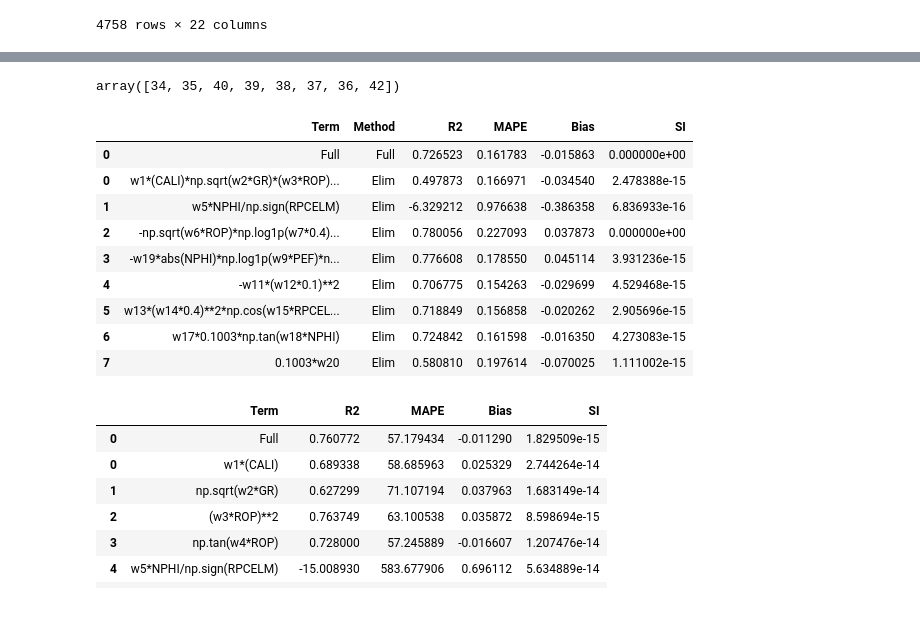
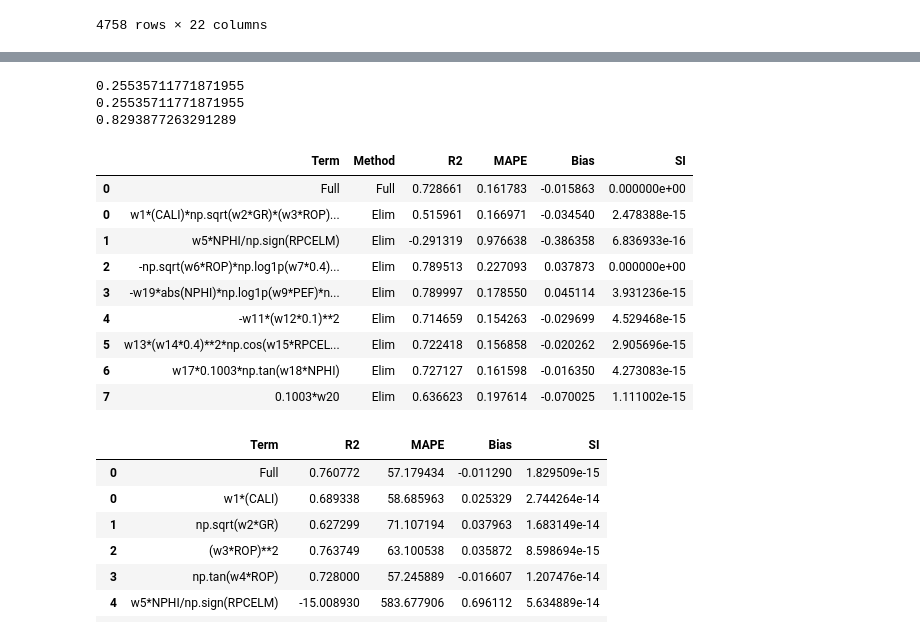
Before and after one commit to yohanesnuwara/MLGeo, a Jupyter notebook: Sonic_IEEE_Sensitivity_Analysis.ipynb, the cells around one changed output, grey strips where cells are left out. Drawn from its saved outputs; the diff is of its cells as text; code cells hidden in the pictures.

```diff
--- a/Sonic_IEEE_Sensitivity_Analysis.ipynb
+++ b/Sonic_IEEE_Sensitivity_Analysis.ipynb
@@ -21,6 +21,15 @@ def SI_score(y_actual, y_pred):
   s2 = y_actual.sum() / len(y_actual)
   si = np.sqrt(s1 / s2)
   return si
+
+def MAPE(y_actual, y_pred):
+  diff = abs((y_pred - y_actual) / y_actual)
+  sum = np.sum(diff)
+  mape = sum / len(y_actual)
+  return mape
+
+def R2_score(y_actual, y_pred):
+  return 1 - (np.sum((y_actual - y_pred)**2) / np.sum((y_actual - y_pred.mean())**2))
 # %% [markdown]
 ## DT Sensitivity ANalysis
 # %%
@@ -47,0 +64,10 @@ DT_df
+# %%
+# Read full dataset
+colname = ['CALI', 'DRHO', 'GR', 'NPHI', 'PEF', 'RACEHM', 'RACELM', 'RHOB', 'ROP',
+       'RPCEHM', 'RPCELM', 'RT', 's']
+DT_df = pd.read_csv('/content/YOHAN_DT.csv', delimiter=';', names=colname)
+
+# Eliminate NaNs
+DT_df = DT_df.dropna().reset_index(drop=True)
+
+DT_df
@@ -77,19 +153,27 @@ def DT_extended_elimination(df1_transf, term=[1,1,1,1,1,1,1,1]):
+# %%
+DT_ext = DT_extended(DT_df)
+
+print(mean_absolute_percentage_error(DT_df['s'], DT_ext)) # skelarn
+print(MAPE(DT_df['s'], DT_ext))
+print(R2_score(DT_df['s'], DT_ext))
+# %% [output]
+0.25535711771871955
+0.25535711771871955
+0.8293877263291289
 # %%
-f=np.full(4,1)
+# f=np.full(4,1)
 
-def identity_matrix(n_terms):
-  f=np.full(n_terms,1)
-  x=[]
-  for i in range(n_terms):
-    f_copy = f.copy()
-    f_copy[i] = 0
-    x.append(list(f_copy))
-  return x
+# def identity_matrix(n_terms):
+#   f=np.full(n_terms,1)
+#   x=[]
+#   for i in range(n_terms):
+#     f_copy = f.copy()
+#     f_copy[i] = 0
+#     x.append(list(f_copy))
+#   return x
 
-np.dot(identity_matrix(8), [9,8,3,4,5,6,7,1])
-np.dot([9,8,3,4,5,6,7,1], identity_matrix(8))
+# np.dot(identity_matrix(8), [9,8,3,4,5,6,7,1])
+# np.dot([9,8,3,4,5,6,7,1], identity_matrix(8))
-# %% [output]
-array([34, 35, 40, 39, 38, 37, 36, 42])
 # %%
 # def DT_extended_sensitivity_analysis(df1_transf, term=[1,1,1,1,1,1,1,1,1,1,1,1,1,1,1,1,1,1,1,1]):
 #   a1,a2,a3,a4,b,c1,c2,c3,d1,d2,d3,e1,e2,f1,f2,f3,f4,g1,g2,h = term
@@ -247,7 +331,7 @@ term = np.full(8,1)
 # Sensitivity analysis of whole eqn
 DT_full_pred = DT_extended_elimination(DT_df, term=term)
 DT_actu = DT_df['s']
-r2 = r2_score2(DT_actu, DT_full_pred)
+r2 = R2_score(DT_actu, DT_full_pred)
 mape = mean_absolute_percentage_error(DT_actu, DT_full_pred)
 bias = bias_score(DT_actu, DT_full_pred)
 si = SI_score(DT_actu, DT_full_pred)
@@ -268,43 +352,43 @@ eqn = [
 
 R2 = []
 MAPE = []
 Bias = []
 SI = []
 
 for i in range(len(term)):
   t = term.copy()
   t[i] = 0
 
   DT_pred = DT_extended_elimination(DT_df, term=t)
   DT_actu = DT_df['s']
-  r2 = r2_score2(DT_actu, DT_pred)
+  r2 = R2_score(DT_actu, DT_pred)
   mse = mean_squared_error(DT_actu, DT_pred)
   mape = mean_absolute_percentage_error(DT_actu, DT_pred)
   rmse = np.sqrt(mse)
   bias = bias_score(DT_actu, DT_pred)
   si = SI_score(DT_actu, DT_pred)
 
   R2.append(r2)
   MAPE.append(mape)
   Bias.append(bias)
   SI.append(si)
 
 method = np.full(8, 'Elim')
 sens_df = pd.DataFrame({'Term': eqn, 'Method': method, 'R2': R2, 'MAPE': MAPE, 'Bias': Bias, 'SI': SI})
 result_df = pd.concat((full_sens_df, sens_df))
 
 result_df
 # %% [output]
 |  | Term | Method | R2 | MAPE | Bias | SI |
-| 0 | Full | Full | 0.726523 | 0.161783 | -0.015863 | 0.000000e+00 |
-| 0 | w1*(CALI)*np.sqrt(w2*GR)*(w3*ROP)... | Elim | 0.497873 | 0.166971 | -0.034540 | 2.478388e-15 |
-| 1 | w5*NPHI/np.sign(RPCELM) | Elim | -6.329212 | 0.976638 | -0.386358 | 6.836933e-16 |
-| 2 | -np.sqrt(w6*ROP)*np.log1p(w7*0.4)... | Elim | 0.780056 | 0.227093 | 0.037873 | 0.000000e+00 |
-| 3 | -w19*abs(NPHI)*np.log1p(w9*PEF)*n... | Elim | 0.776608 | 0.178550 | 0.045114 | 3.931236e-15 |
-| 4 | -w11*(w12*0.1)**2 | Elim | 0.706775 | 0.154263 | -0.029699 | 4.529468e-15 |
-| 5 | w13*(w14*0.4)**2*np.cos(w15*RPCEL... | Elim | 0.718849 | 0.156858 | -0.020262 | 2.905696e-15 |
-| 6 | w17*0.1003*np.tan(w18*NPHI) | Elim | 0.724842 | 0.161598 | -0.016350 | 4.273083e-15 |
-| 7 | 0.1003*w20 | Elim | 0.580810 | 0.197614 | -0.070025 | 1.111002e-15 |
+| 0 | Full | Full | 0.728661 | 0.161783 | -0.015863 | 0.000000e+00 |
+| 0 | w1*(CALI)*np.sqrt(w2*GR)*(w3*ROP)... | Elim | 0.515961 | 0.166971 | -0.034540 | 2.478388e-15 |
+| 1 | w5*NPHI/np.sign(RPCELM) | Elim | -0.291319 | 0.976638 | -0.386358 | 6.836933e-16 |
+| 2 | -np.sqrt(w6*ROP)*np.log1p(w7*0.4)... | Elim | 0.789513 | 0.227093 | 0.037873 | 0.000000e+00 |
+| 3 | -w19*abs(NPHI)*np.log1p(w9*PEF)*n... | Elim | 0.789997 | 0.178550 | 0.045114 | 3.931236e-15 |
+| 4 | -w11*(w12*0.1)**2 | Elim | 0.714659 | 0.154263 | -0.029699 | 4.529468e-15 |
+| 5 | w13*(w14*0.4)**2*np.cos(w15*RPCEL... | Elim | 0.722418 | 0.156858 | -0.020262 | 2.905696e-15 |
+| 6 | w17*0.1003*np.tan(w18*NPHI) | Elim | 0.727127 | 0.161598 | -0.016350 | 4.273083e-15 |
+| 7 | 0.1003*w20 | Elim | 0.636623 | 0.197614 | -0.070025 | 1.111002e-15 |
 # %%
 term = np.full(20,1)
 
```
Also changed, not shown: parts of 12 cells of this notebook.
